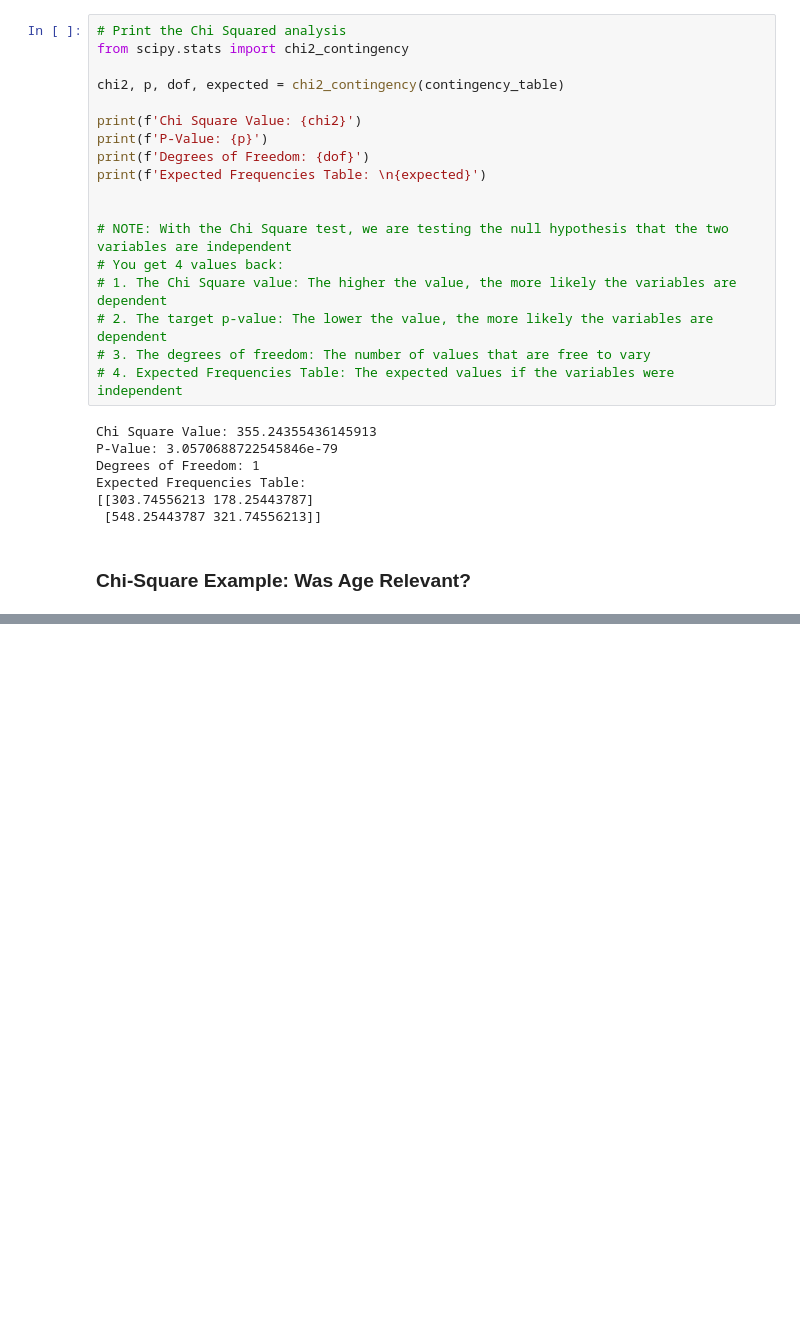
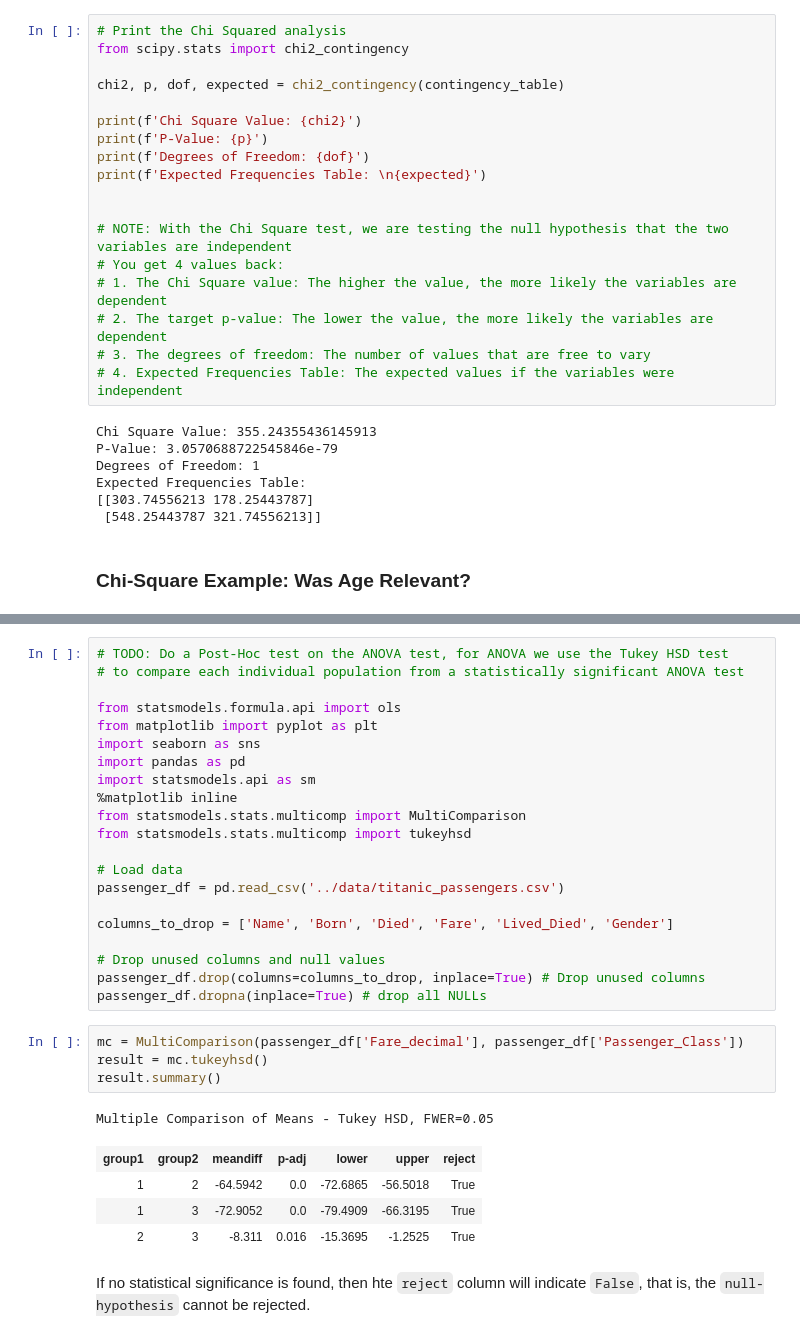
Before and after one commit to CS4580/my-notes-kadevirgil, a Jupyter notebook: module6/titanic_passenger.ipynb, the cells around one changed output, grey strips where cells are left out. Saved outputs shown, nothing was run; the diff lists cells and outputs as text; blank space fills up the shorter version.

```diff
--- a/module6/titanic_passenger.ipynb
+++ b/module6/titanic_passenger.ipynb
@@ -126,0 +392,33 @@ plt.show()
+# %%
+# TODO: Do a Post-Hoc test on the ANOVA test, for ANOVA we use the Tukey HSD test
+# to compare each individual population from a statistically significant ANOVA test
+
+from statsmodels.formula.api import ols
+from matplotlib import pyplot as plt
+import seaborn as sns
+import pandas as pd
+import statsmodels.api as sm
+%matplotlib inline
+from statsmodels.stats.multicomp import MultiComparison
+from statsmodels.stats.multicomp import tukeyhsd
+
+# Load data
+passenger_df = pd.read_csv('../data/titanic_passengers.csv')
+
+columns_to_drop = ['Name', 'Born', 'Died', 'Fare', 'Lived_Died', 'Gender']
+
+# Drop unused columns and null values
+passenger_df.drop(columns=columns_to_drop, inplace=True) # Drop unused columns
+passenger_df.dropna(inplace=True) # drop all NULLs
+# %%
+mc = MultiComparison(passenger_df['Fare_decimal'], passenger_df['Passenger_Class'])
+result = mc.tukeyhsd()
+result.summary()
+# %% [output]
+Multiple Comparison of Means - Tukey HSD, FWER=0.05
+| group1 | group2 | meandiff | p-adj | lower | upper | reject |
+| 1 | 2 | -64.5942 | 0.0 | -72.6865 | -56.5018 | True |
+| 1 | 3 | -72.9052 | 0.0 | -79.4909 | -66.3195 | True |
+| 2 | 3 | -8.311 | 0.016 | -15.3695 | -1.2525 | True |
+# %% [markdown]
+If no statistical significance is found, then hte `reject` column will indicate `False`, that is, the `null-hypothesis` cannot be rejected.
```
Also changed, not shown: parts of 22 cells of this notebook.
